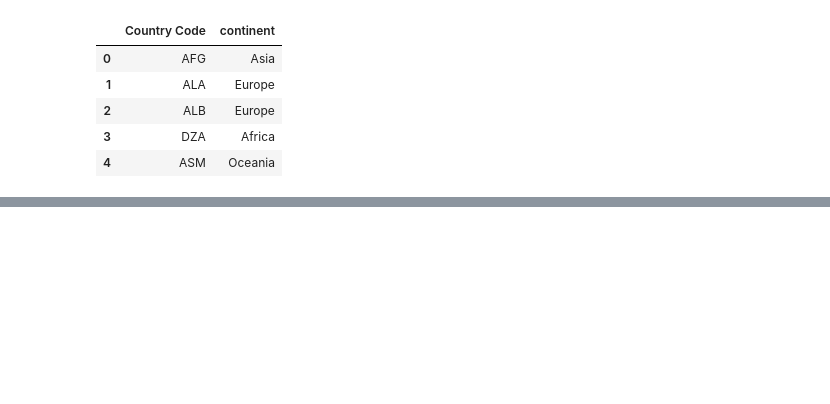
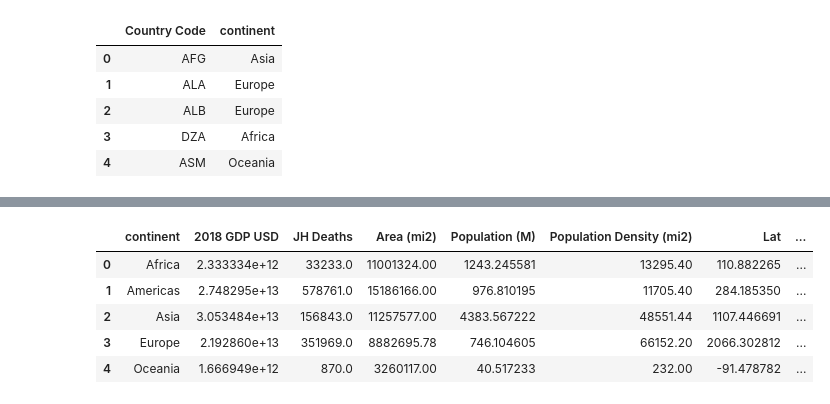
Before and after one commit to mcbien/Project_One, a Jupyter notebook: Project One - Charting.ipynb, the cells around one changed output, grey strips where cells are left out. Cells and saved outputs as stored; diff of their text form; code cells hidden in the pictures; blank space fills up the shorter version.

```diff
--- a/Project One - Charting.ipynb
+++ b/Project One - Charting.ipynb
@@ -328,0 +318,12 @@ country_data.groupby("continent").sum()
+# %%
+# group by continent and sum data
+continent = country_data.groupby("continent").sum()
+continent.reset_index(drop=False, inplace=True)
+continent
+# %% [output]
+|  | continent | 2018 GDP USD | JH Deaths | Area (mi2) | Population (M) | Population Density (mi2) | Lat | ... |
+| 0 | Africa | 2.333334e+12 | 33233.0 | 11001324.00 | 1243.245581 | 13295.40 | 110.882265 | ... |
+| 1 | Americas | 2.748295e+13 | 578761.0 | 15186166.00 | 976.810195 | 11705.40 | 284.185350 | ... |
+| 2 | Asia | 3.053484e+13 | 156843.0 | 11257577.00 | 4383.567222 | 48551.44 | 1107.446691 | ... |
+| 3 | Europe | 2.192860e+13 | 351969.0 | 8882695.78 | 746.104605 | 66152.20 | 2066.302812 | ... |
+| 4 | Oceania | 1.666949e+12 | 870.0 | 3260117.00 | 40.517233 | 232.00 | -91.478782 | ... |
```
Also changed, not shown: parts of 7 cells of this notebook.
